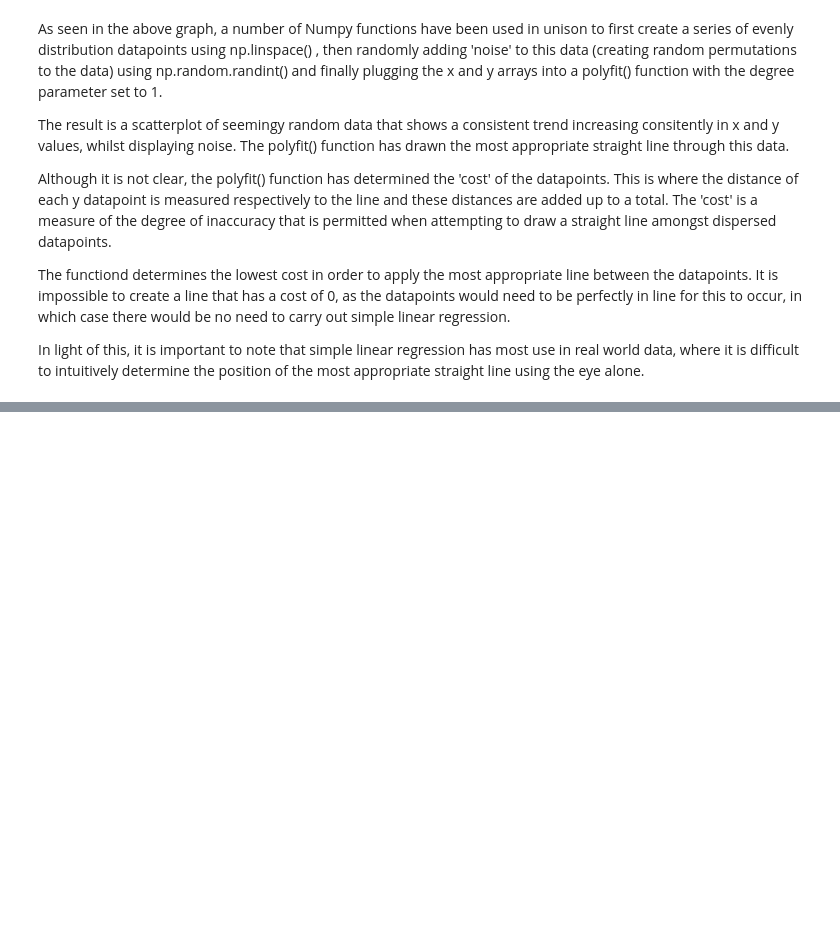
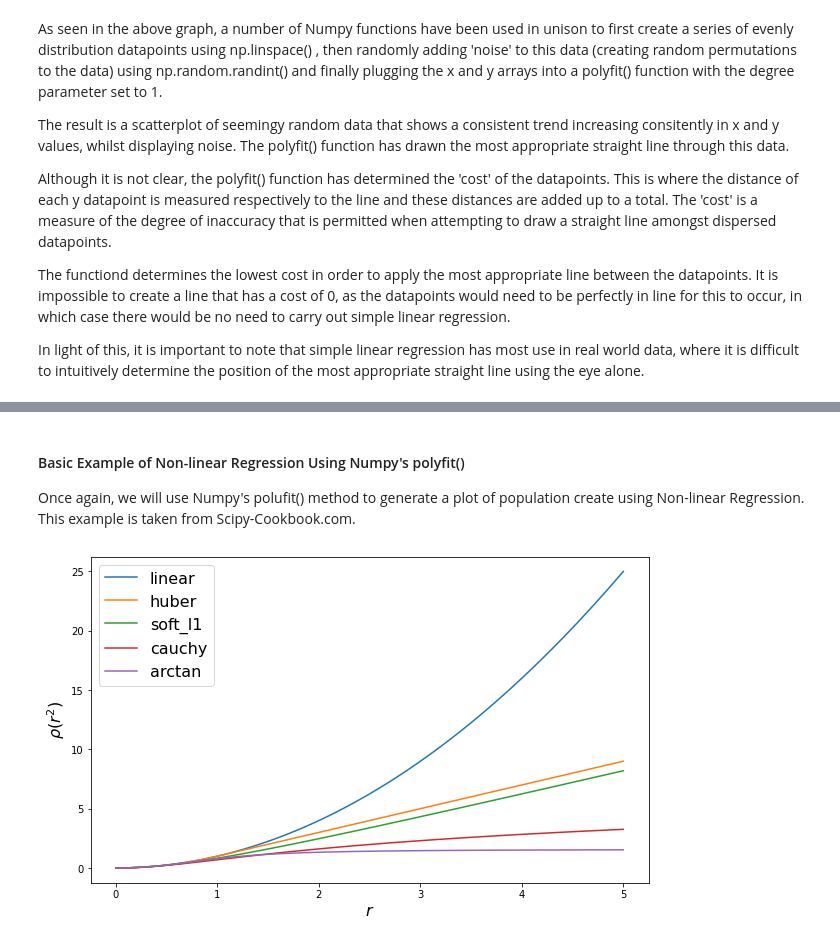
Before and after one commit to PJFinnerty/Project-2020-52446, a Jupyter notebook: Project-2020-PeterFinnerty.ipynb, the cells around one changed output, grey strips where cells are left out. Cells and saved outputs as stored; diff of their text form; code cells hidden in the pictures; blank space fills up the shorter version.

```diff
--- a/Project-2020-PeterFinnerty.ipynb
+++ b/Project-2020-PeterFinnerty.ipynb
@@ -146,0 +159,37 @@ Similarly, **Non-linear models can be manipulated to reflect a near-straight lin
+# %% [markdown]
+#### Basic Example of Non-linear Regression Using Numpy's polyfit()
+
+Once again, we will use Numpy's polufit() method to generate a plot of population create using Non-linear Regression. This example is taken from Scipy-Cookbook.com.
+# %%
+import numpy as np
+
+%matplotlib inline
+import matplotlib.pyplot as plt
+
+from matplotlib import rcParams
+rcParams['figure.figsize'] = (10, 6)
+rcParams['legend.fontsize'] = 16
+rcParams['axes.labelsize'] = 16
+r = np.linspace(0, 5, 100)
+
+linear = r**2
+
+huber = r**2
+huber[huber > 1] = 2 * r[huber > 1] - 1
+
+soft_l1 = 2 * (np.sqrt(1 + r**2) - 1)
+
+cauchy = np.log1p(r**2)
+
+arctan = np.arctan(r**2)
+
+plt.plot(r, linear, label='linear')
+plt.plot(r, huber, label='huber')
+plt.plot(r, soft_l1, label='soft_l1')
+plt.plot(r, cauchy, label='cauchy')
+plt.plot(r, arctan, label='arctan')
+plt.xlabel("$r$")
+plt.ylabel(r"$\rho(r^2)$")
+plt.legend(loc='upper left');
+# %% [output]
+[figure, added]
```
Also changed, not shown: parts of 6 cells of this notebook, 2 other files.
